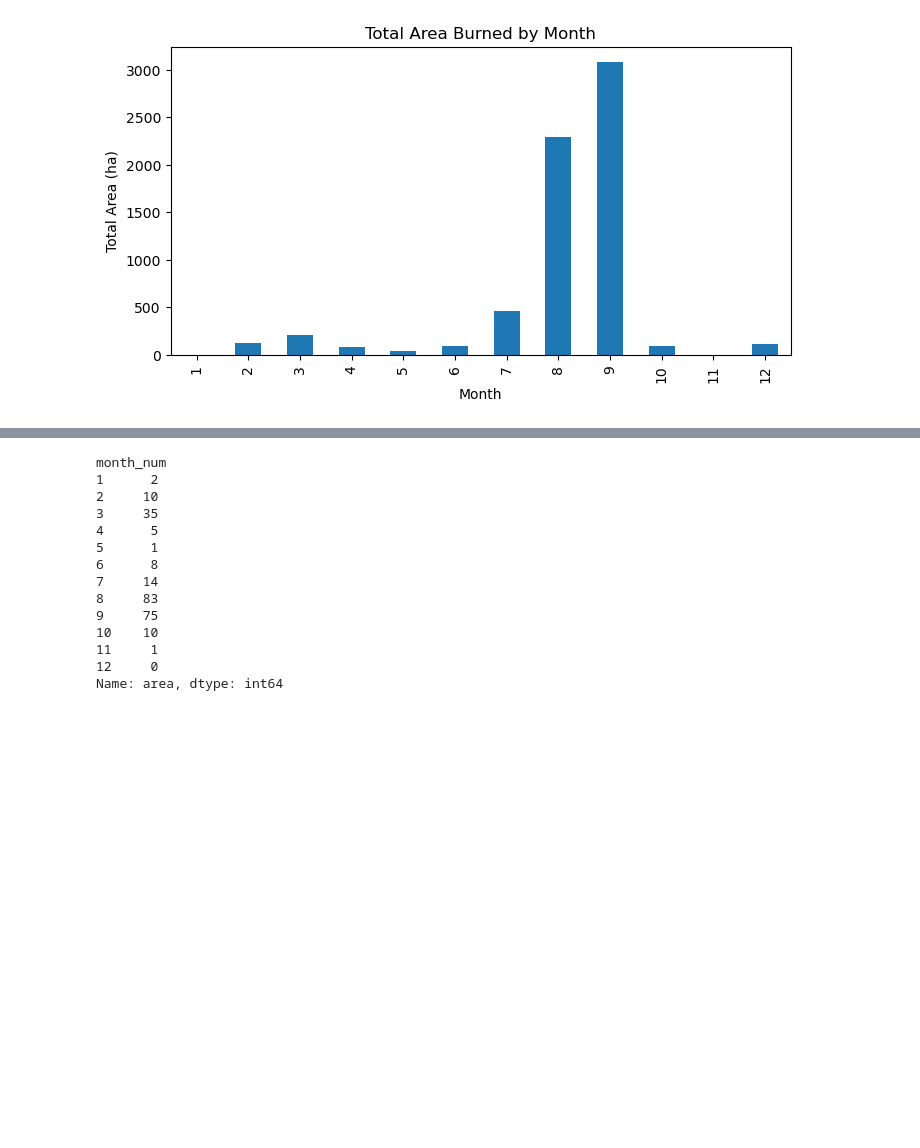
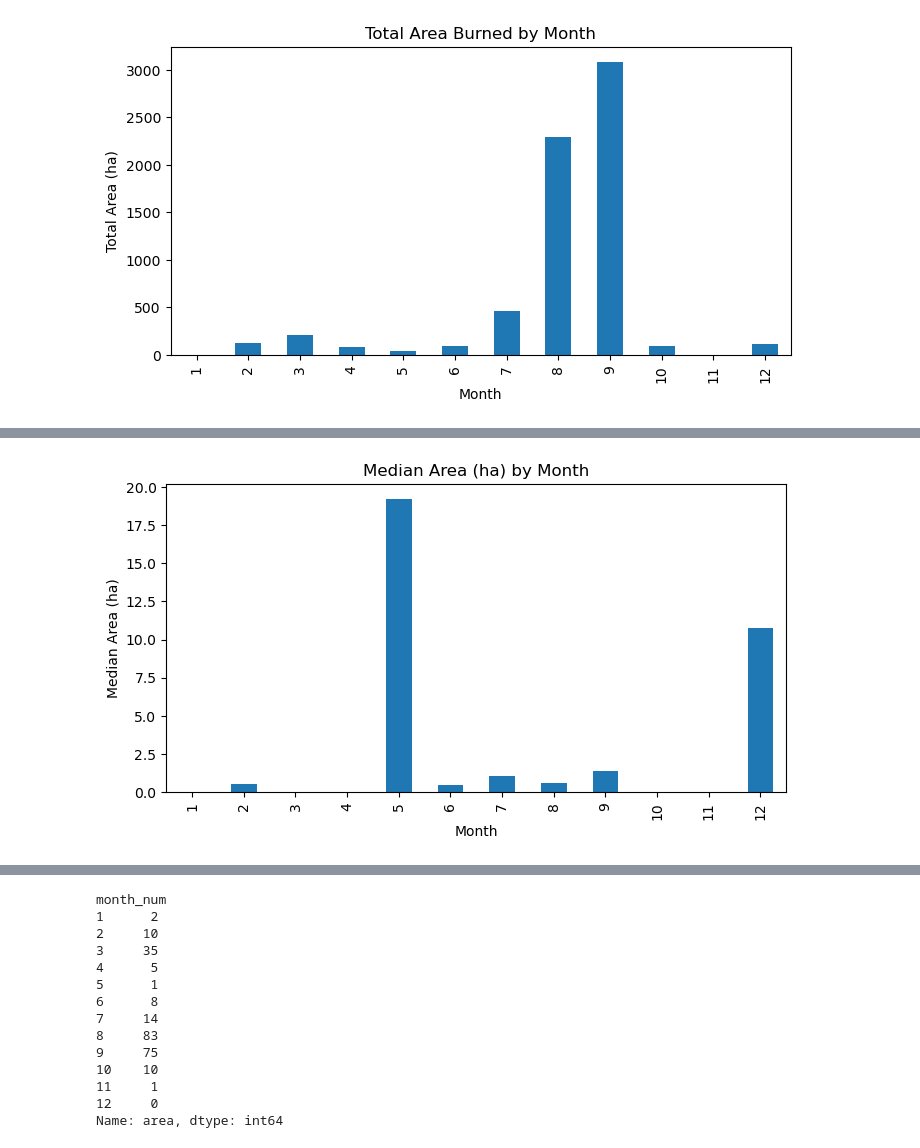
Before and after one commit to kaytlinwu/Wildfire_Analaysis_Data_Science_Midterm_Project, a Jupyter notebook: Notebooks.ipynb, the cells around one changed output, grey strips where cells are left out. Saved outputs shown, nothing was run; the diff lists cells and outputs as text; code cells hidden in the pictures; blank space fills up the shorter version.

```diff
--- a/Notebooks.ipynb
+++ b/Notebooks.ipynb
@@ -506,0 +550,15 @@ pandas.core.series.Series
+# %%
+median_area_by_month = by_month['area'].median()
+
+
+median_area_by_month.plot(kind='bar')
+
+
+plt.xlabel('Month')
+plt.ylabel('Median Area (ha)')
+plt.title('Median Area (ha) by Month')
+
+
+plt.show()
+# %% [output]
+[figure, added]
```
Also changed, not shown: parts of 73 cells of this notebook.
